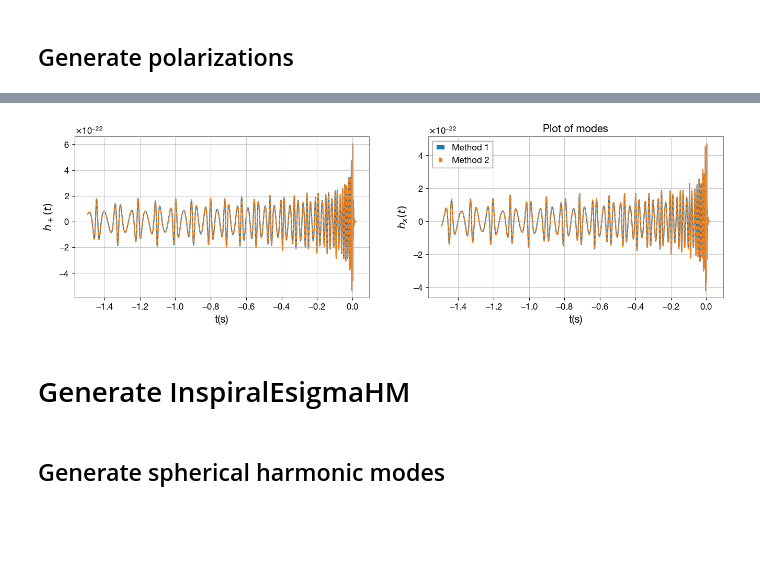
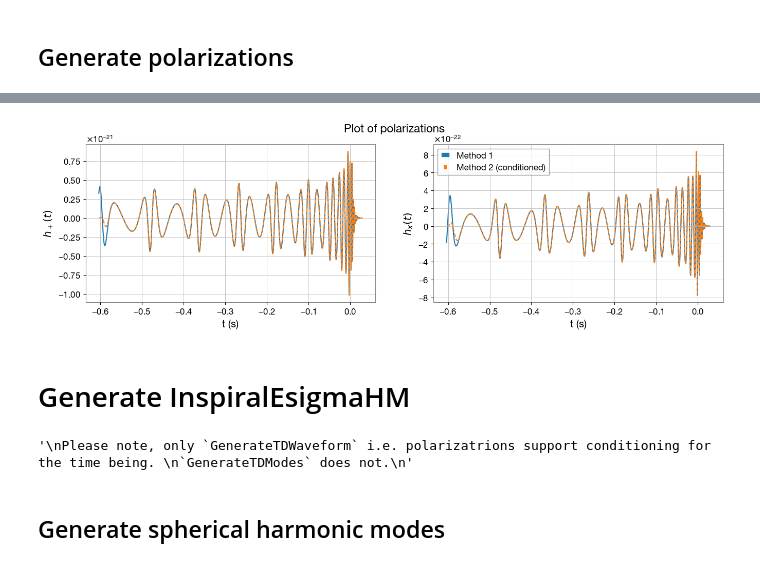
Before and after one commit to gwnrtools/esigmapy, a Jupyter notebook: notebooks/esigma_gwsignal.ipynb, the cells around one changed output, grey strips where cells are left out. Cells and saved outputs as stored; diff of their text form; code cells hidden in the pictures; blank space fills up the shorter version.

```diff
--- a/notebooks/esigma_gwsignal.ipynb
+++ b/notebooks/esigma_gwsignal.ipynb
@@ -32,8 +32,8 @@ No version information file '.version' found
 # Generate IMREsigmaHM
 # %%
 # start with the usual parameter definitions
-m1 = 30.*u.solMass
-m2 = 10.*u.solMass
+m1 = 40.*u.solMass
+m2 = 20.*u.solMass
 s1x = 0.0*u.dimensionless_unscaled # EsigmaHM does not supports precessing spins.
 s1y = 0.*u.dimensionless_unscaled
 s1z = 0.3*u.dimensionless_unscaled
@@ -67,7 +67,8 @@ merger_ringdown_approximant="NRSur7dq4" # another choice is SEOBNRv4PHM
 return_hybridization_info=False
 return_orbital_params=False
 failsafe=True
-verbose=False
+verbose=True
+condition=1 # 0 means no tapering
 
 python_dict = {'mass1' : m1,
               'mass2' : m2,
@@ -100,6 +101,8 @@ python_dict = {'mass1' : m1,
               'return_orbital_params' : return_orbital_params,
               'failsafe' : failsafe,
               'verbose' : verbose,
-              'condition': 0}
-# keep condition to 0 always, even if you pass 1 EsigamHM does not support conditioning yet.
-# If you need it then you have to do it manually.
+              'condition': condition}
+"""
+Please note, only `GenerateTDWaveform` i.e. polarizatrions support conditioning for the time being.
+`GenerateTDModes` does not.
+"""
@@ -133,27 +173,26 @@ hp2, hc2 = wfm.GenerateTDWaveform(python_dict, gen)
 # %%
 fig, (ax1, ax2) = plt.subplots(1, 2, figsize=(16,4))
 
 ax1.plot(gwf_1.hp)
 ax1.plot(hp2, '--')
 
 ax2.plot(gwf_1.hc, label=r'Method 1')
-ax2.plot(hc2, '--', label=r'Method 2')
+ax2.plot(hc2, '--', label=r'Method 2 (conditioned)')
 
-ax1.set_xlabel(r't(s)')
+ax1.set_xlabel(r't (s)')
 ax1.set_ylabel(r'$h_+(t)$')
-ax2.set_xlabel(r't(s)')
+ax2.set_xlabel(r't (s)')
 ax2.set_ylabel(r'$h_x(t)$')
-
-plt.title(r'Plot of modes')
-ax2.legend(loc='best');
+ax2.legend(loc='best')
+fig.suptitle(r'Plot of polarizations', fontsize=16);
 # %% [output]
-[figure, old version]
+[figure, new version]
 # %% [markdown]
 # Generate InspiralEsigmaHM
 # %%
 # start with the usual parameter definitions
 m1 = 15.*u.solMass
-m2 = 10.*u.solMass
+m2 = 13.*u.solMass
 s1x = 0.0*u.dimensionless_unscaled
 s1y = 0.*u.dimensionless_unscaled
 s1z = 0.3*u.dimensionless_unscaled
@@ -176,10 +215,12 @@ meanPerAno = 30.*u.rad
 
 modes_to_use = [(2,2),(3,3),(4,4),(2,1),(3,2),(4,3)]
 include_conjugate_modes = True
-return_orbital_params = False # keep this False, if you want
+condition=1 # 0 means no tapering
+return_orbital_params = False # keep this False. If you want
                               #orbital params then use
                               #get_inspiral_esigma_waveform
                               #function of esigmapy.
+
 python_dict = {'mass1' : m1,
               'mass2' : m2,
               'spin1x' : s1x,
@@ -199,9 +240,13 @@ python_dict = {'mass1' : m1,
               'meanPerAno' : meanPerAno,
               'modes_to_use' : modes_to_use,
               'include_conjugate_modes' : include_conjugate_modes,
-              'condition': 0}
-# keep condition to 0 always, even if you pass 1 EsigamHM does not support conditioning yet.
-# If you need it then you have to do it manually.
+              'condition': condition}
+"""
+Please note, only `GenerateTDWaveform` i.e. polarizatrions support conditioning for the time being.
+`GenerateTDModes` does not.
+"""
+# %% [output]
+'\nPlease note, only `GenerateTDWaveform` i.e. polarizatrions support conditioning for the time being. \n`GenerateTDModes` does not.\n'
 # %%
 gen = gwsignal_get_waveform_generator('InspiralEsigmaHM')
 # %% [markdown]
```
Also changed, not shown: parts of 5 cells of this notebook, 2 other files.
